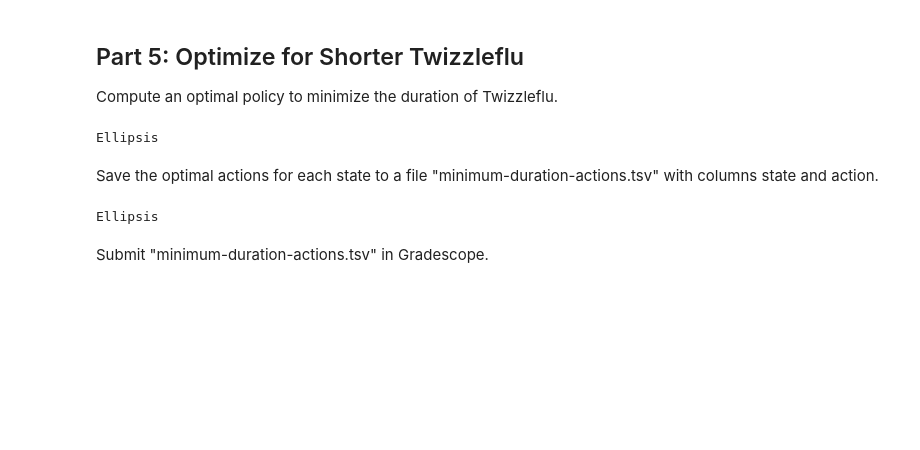
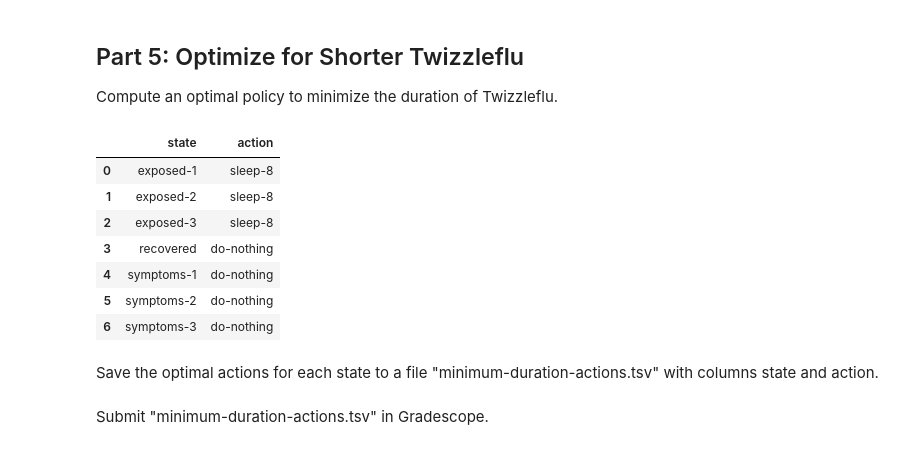
Before and after one commit to jtvon/dx704-project-06, a Jupyter notebook: project.ipynb, the cells around one changed output. Cells and saved outputs as stored; diff of their text form; code cells hidden in the pictures; blank space fills up the shorter version.

```diff
--- a/project.ipynb
+++ b/project.ipynb
@@ -275,17 +293,46 @@ Submit "duration-rewards.tsv" in Gradescope.
 ## Part 5: Optimize for Shorter Twizzleflu
 
 Compute an optimal policy to minimize the duration of Twizzleflu.
-# %%
-# YOUR CHANGES HERE
-
-...
-# %% [output]
-Ellipsis
+# %%
+# Find the optimal policy of the new rewards structure
+
+# Build reward vector for new rewards
+r_5 = np.zeros((A, S), dtype=float)
+for _, row in df_rewards_updated.iterrows():
+    if row['state'] in state_idx:
+        a = action_idx[row['action']]
+        s = state_idx[row['state']]
+        r_5[a, s] = row['reward']
+
+# Build transition matrix for new rewards
+P_5 = np.zeros((A, S, S), dtype=float)
+for _, row in df_transitions.iterrows():
+    a = action_idx[row['action']]
+    i = state_idx[row['state']]
+    j = state_idx[row['next_state']]
+    P_5[a, i, j] = row['probability']
+
+# Run value iteration
+gamma_5 = 1
+v_5 = value_iteration(r_5, P_5, gamma_5, max_iterations=10000, tolerance=1e-8)
+q_5 = compute_qT_once(r_5, P_5, gamma_5, v_5)
+a_5 = np.argmax(q_5, axis=0)
+
+# Save results
+df_opt_5 = pd.DataFrame({
+    'state': states,
+    'action': [actions[a] for a in a_5]
+})
+
+df_opt_5
+# %% [output]
+|  | state | action |
+| 0 | exposed-1 | sleep-8 |
+| 1 | exposed-2 | sleep-8 |
+| 2 | exposed-3 | sleep-8 |
+| 3 | recovered | do-nothing |
+| 4 | symptoms-1 | do-nothing |
+| 5 | symptoms-2 | do-nothing |
+| 6 | symptoms-3 | do-nothing |
 # %% [markdown]
 Save the optimal actions for each state to a file "minimum-duration-actions.tsv" with columns state and action.
-# %%
-# YOUR CHANGES HERE
-
-...
-# %% [output]
-Ellipsis
```
Also changed, not shown: parts of 9 cells of this notebook.
